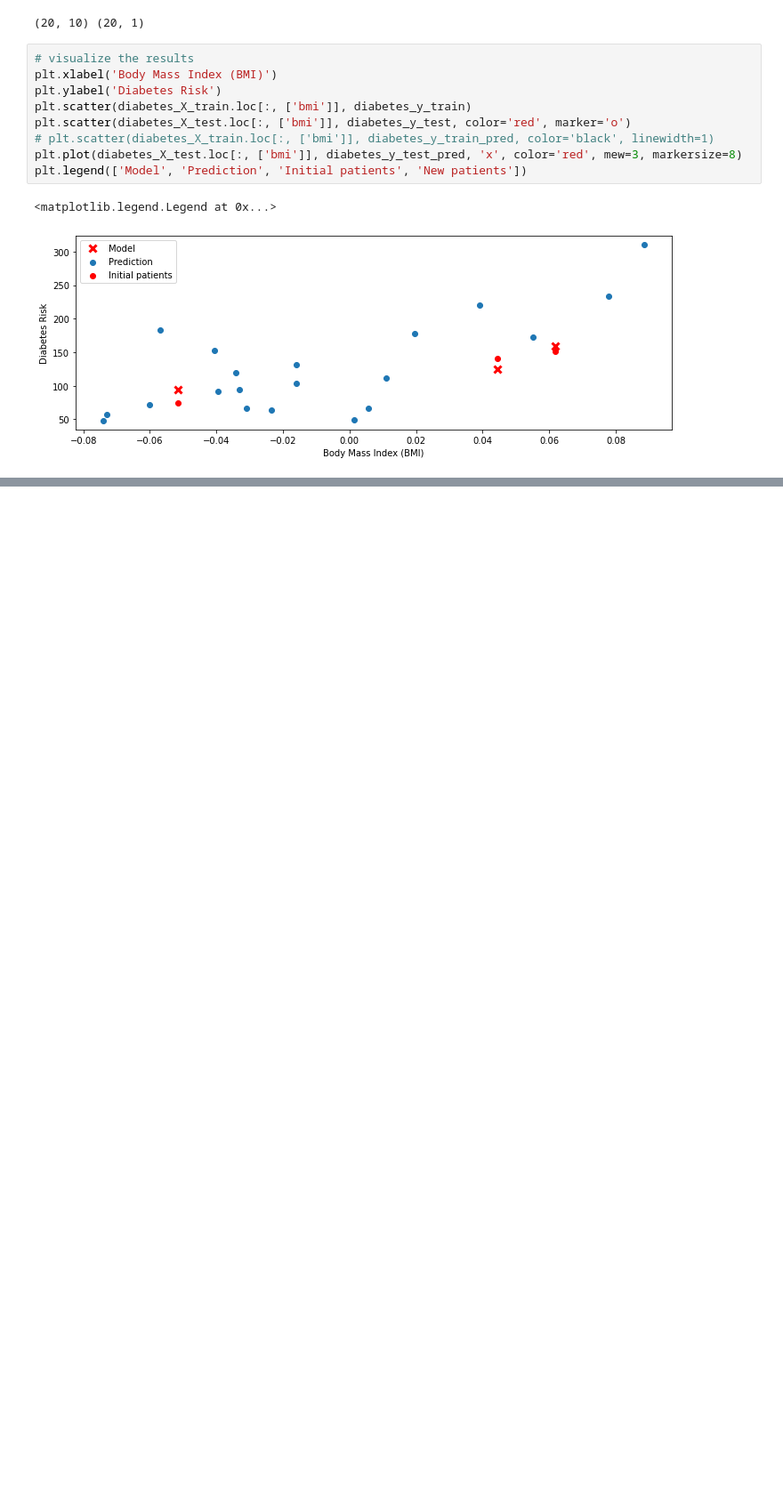
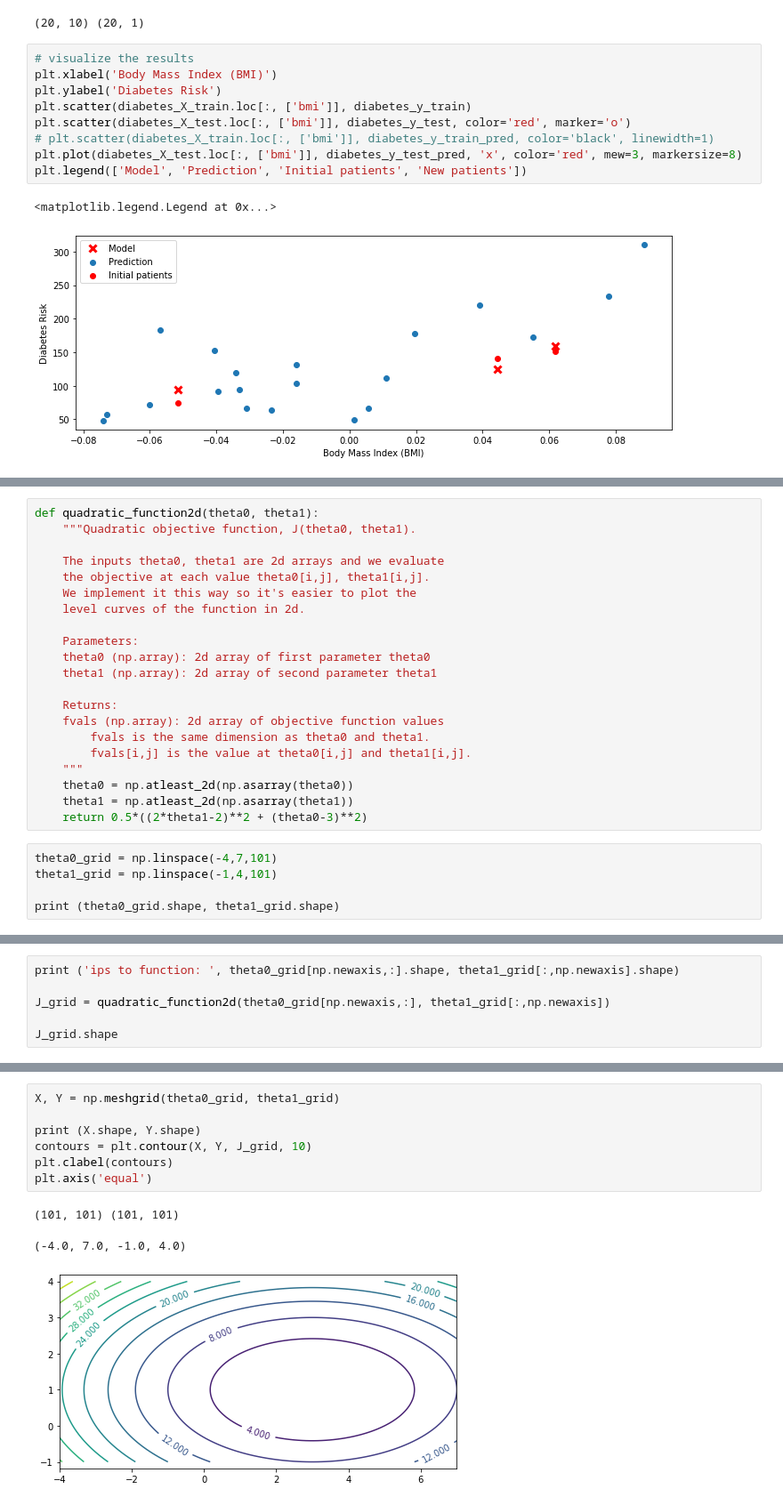
Before and after one commit to ShaunakSen/Data-Science-and-Machine-Learning, a Jupyter notebook: Applied_ML_CS_5785.ipynb, the cells around one changed output, grey strips where cells are left out. Shown at 89% size. Cells and saved outputs as stored; diff of their text form; blank space fills up the shorter version.

```diff
--- a/Applied_ML_CS_5785.ipynb
+++ b/Applied_ML_CS_5785.ipynb
@@ -655,0 +774,26 @@ plt.legend(['Model', 'Prediction', 'Initial patients', 'New patients'])
+# %%
+def quadratic_function2d(theta0, theta1):
+    """Quadratic objective function, J(theta0, theta1).
+
+    The inputs theta0, theta1 are 2d arrays and we evaluate
+    the objective at each value theta0[i,j], theta1[i,j].
+    We implement it this way so it's easier to plot the
+    level curves of the function in 2d.
+
+    Parameters:
+    theta0 (np.array): 2d array of first parameter theta0
+    theta1 (np.array): 2d array of second parameter theta1
+
+    Returns:
+    fvals (np.array): 2d array of objective function values
+        fvals is the same dimension as theta0 and theta1.
+        fvals[i,j] is the value at theta0[i,j] and theta1[i,j].
+    """
+    theta0 = np.atleast_2d(np.asarray(theta0))
+    theta1 = np.atleast_2d(np.asarray(theta1))
+    return 0.5*((2*theta1-2)**2 + (theta0-3)**2)
+# %%
+theta0_grid = np.linspace(-4,7,101)
+theta1_grid = np.linspace(-1,4,101)
+
+print (theta0_grid.shape, theta1_grid.shape)
@@ -655,0 +811,6 @@ plt.legend(['Model', 'Prediction', 'Initial patients', 'New patients'])
+# %%
+print ('ips to function: ', theta0_grid[np.newaxis,:].shape, theta1_grid[:,np.newaxis].shape)
+
+J_grid = quadratic_function2d(theta0_grid[np.newaxis,:], theta1_grid[:,np.newaxis])
+
+J_grid.shape
@@ -655,0 +830,11 @@ plt.legend(['Model', 'Prediction', 'Initial patients', 'New patients'])
+# %%
+X, Y = np.meshgrid(theta0_grid, theta1_grid)
+
+print (X.shape, Y.shape)
+contours = plt.contour(X, Y, J_grid, 10)
+plt.clabel(contours)
+plt.axis('equal')
+# %% [output]
+(101, 101) (101, 101)
+(-4.0, 7.0, -1.0, 4.0)
+[figure, added]
```
Also changed, not shown: parts of 35 cells of this notebook.
